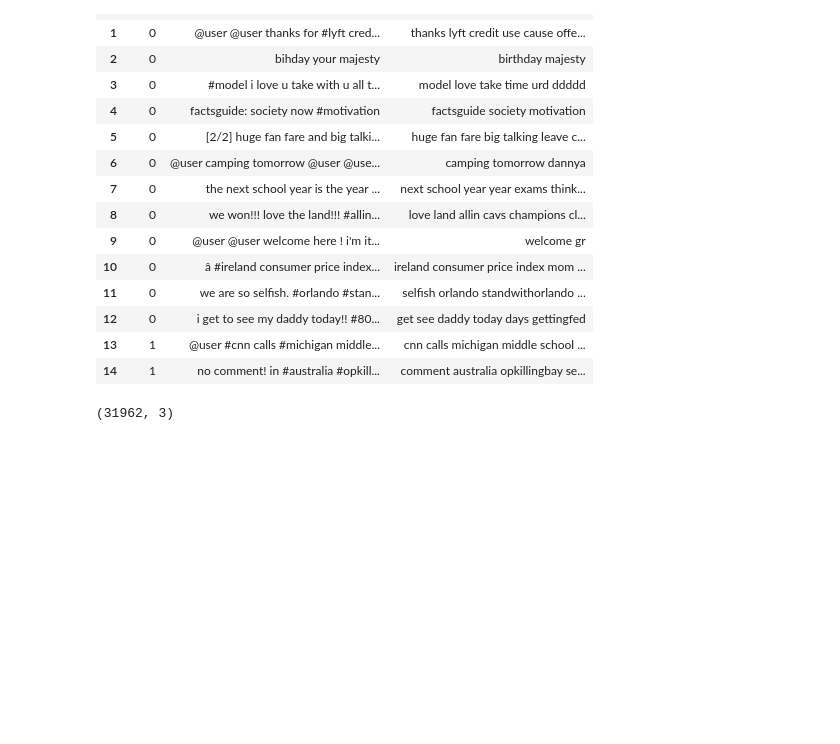
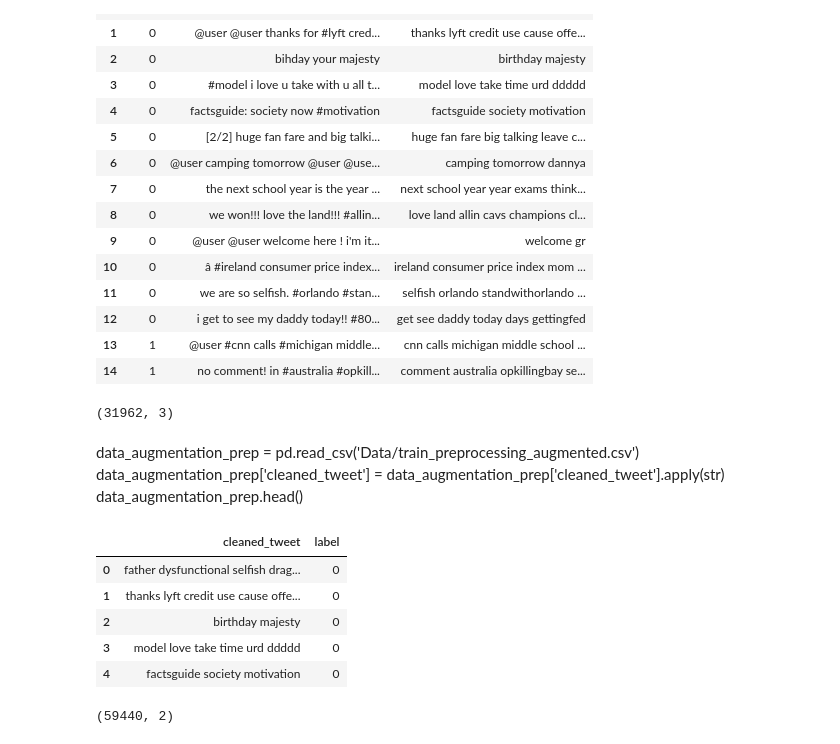
Before and after one commit to rafaelgreca/TFG, a Jupyter notebook: Codigo/Studies/CNN/cnn.ipynb, the cells around one changed output. Saved outputs shown, nothing was run; the diff lists cells and outputs as text; code cells hidden in the pictures; blank space fills up the shorter version.

```diff
--- a/Codigo/Studies/CNN/cnn.ipynb
+++ b/Codigo/Studies/CNN/cnn.ipynb
@@ -605,3 +552,23 @@ data.head(15)
 data.shape
 # %% [output]
 (31962, 3)
+# %% [markdown]
+data_augmentation_prep = pd.read_csv('Data/train_preprocessing_augmented.csv')
+data_augmentation_prep['cleaned_tweet'] = data_augmentation_prep['cleaned_tweet'].apply(str)
+data_augmentation_prep.head()
+# %%
+ros = RandomOverSampler(random_state=23, sampling_strategy='minority')
+X_resampled, y_resampled = ros.fit_resample(data[['cleaned_tweet']], data['label'])
+data_augmentation_prep = pd.concat([X_resampled, y_resampled], axis=1)
+data_augmentation_prep.head()
+# %% [output]
+|  | cleaned_tweet | label |
+| 0 | father dysfunctional selfish drag... | 0 |
+| 1 | thanks lyft credit use cause offe... | 0 |
+| 2 | birthday majesty | 0 |
+| 3 | model love take time urd ddddd | 0 |
+| 4 | factsguide society motivation | 0 |
+# %%
+data_augmentation_prep.shape
+# %% [output]
+(59440, 2)
```
Also changed, not shown: parts of 19 cells of this notebook, 49 other files.
